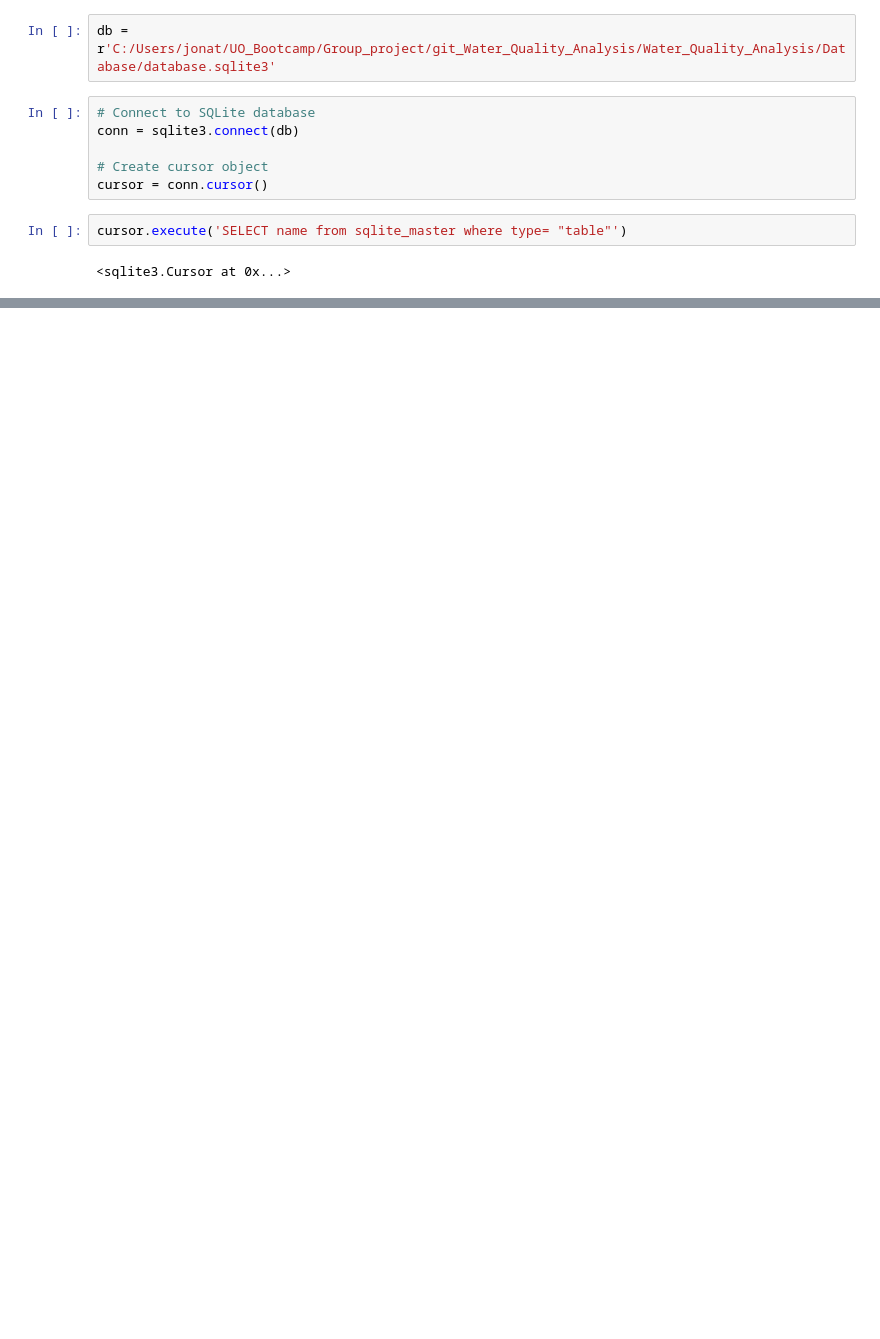
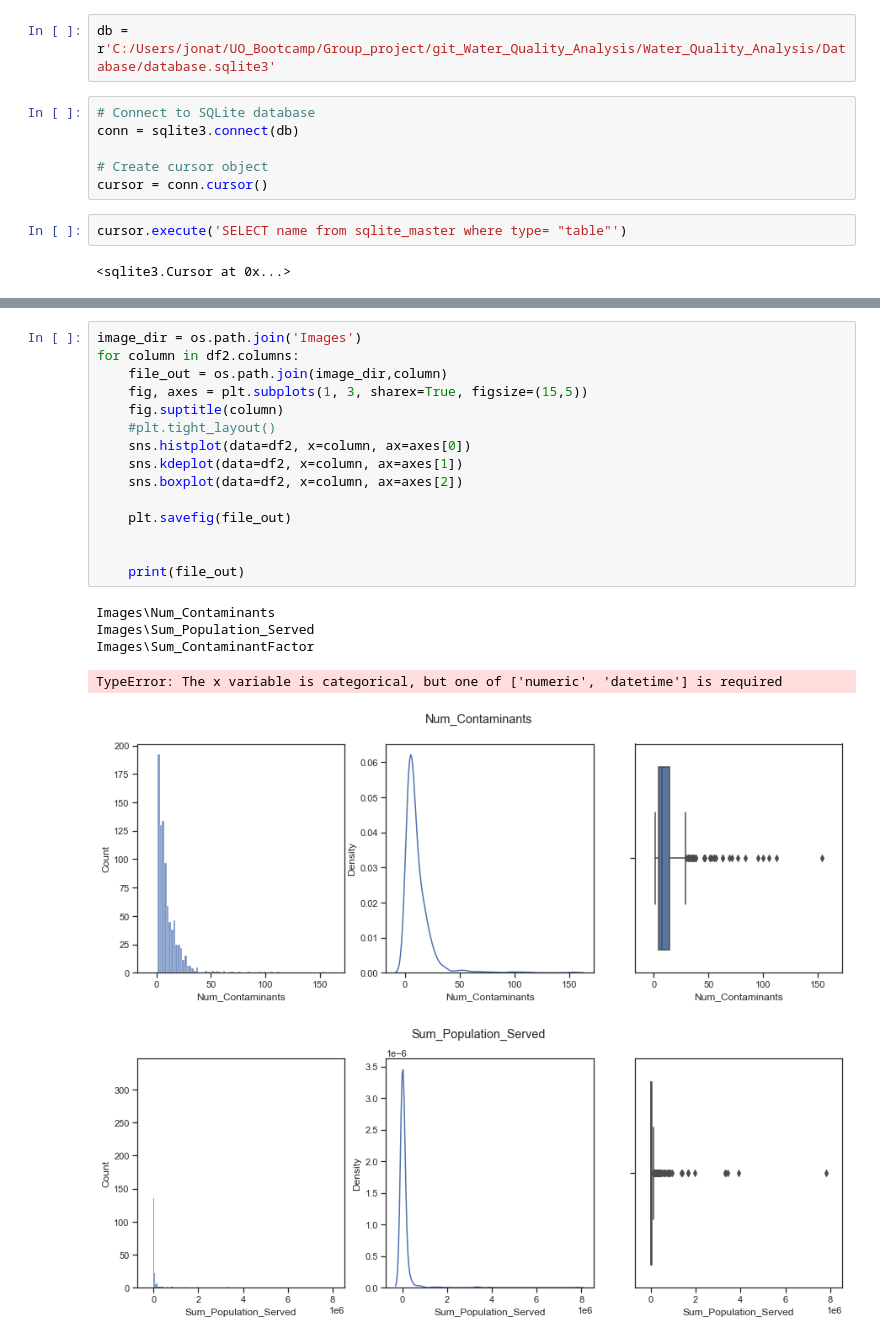
Before and after one commit to jonathantree/Water_Quality_Analysis, a Jupyter notebook: Priority_Algo_dev/Priority_algo_dev.ipynb, the cells around one changed output, grey strips where cells are left out. Drawn from its saved outputs; the diff is of its cells as text; blank space fills up the shorter version.

```diff
--- a/Priority_Algo_dev/Priority_algo_dev.ipynb
+++ b/Priority_Algo_dev/Priority_algo_dev.ipynb
@@ -22,0 +175,22 @@ utils_df = pd.read_sql
+# %%
+image_dir = os.path.join('Images')
+for column in df2.columns:
+    file_out = os.path.join(image_dir,column)
+    fig, axes = plt.subplots(1, 3, sharex=True, figsize=(15,5))
+    fig.suptitle(column)
+    #plt.tight_layout()
+    sns.histplot(data=df2, x=column, ax=axes[0])
+    sns.kdeplot(data=df2, x=column, ax=axes[1])
+    sns.boxplot(data=df2, x=column, ax=axes[2])
+
+    plt.savefig(file_out)
+
+
+    print(file_out)
+# %% [output]
+Images\Num_Contaminants
+Images\Sum_Population_Served
+Images\Sum_ContaminantFactor
+TypeError: The x variable is categorical, but one of ['numeric', 'datetime'] is required
+[figure, added]
+[figure, added]
```
Also changed, not shown: parts of 40 cells of this notebook, 16 other files.
